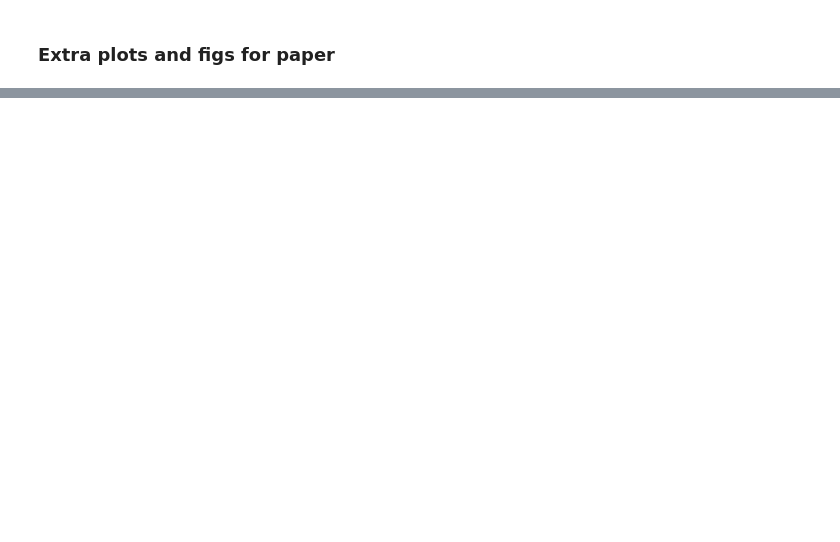
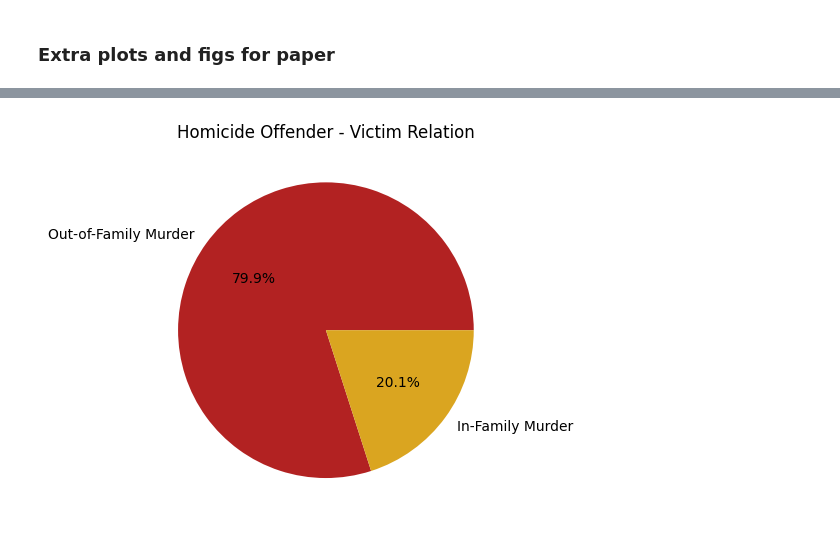
Before and after one commit to parleon/evo_eco, a Jupyter notebook: Assignment/A3.ipynb, the cells around one changed output, grey strips where cells are left out. Cells and saved outputs as stored; diff of their text form; code cells hidden in the pictures; blank space fills up the shorter version.

```diff
--- a/Assignment/A3.ipynb
+++ b/Assignment/A3.ipynb
@@ -204,0 +324,9 @@ WHITE_OFF
+# %%
+# number of in family murders vs non in family
+by_in_family = ts.groupby(['IN_FAMILY']).sum('Counts')
+
+plt.pie(by_in_family['Counts'], labels=['Out-of-Family Murder', 'In-Family Murder'], normalize=True, autopct='%1.1f%%', colors=['firebrick', 'goldenrod'])
+plt.title("Homicide Offender - Victim Relation")
+plt.show()
+# %% [output]
+[figure, added]
```
Also changed, not shown: parts of 13 cells of this notebook.
